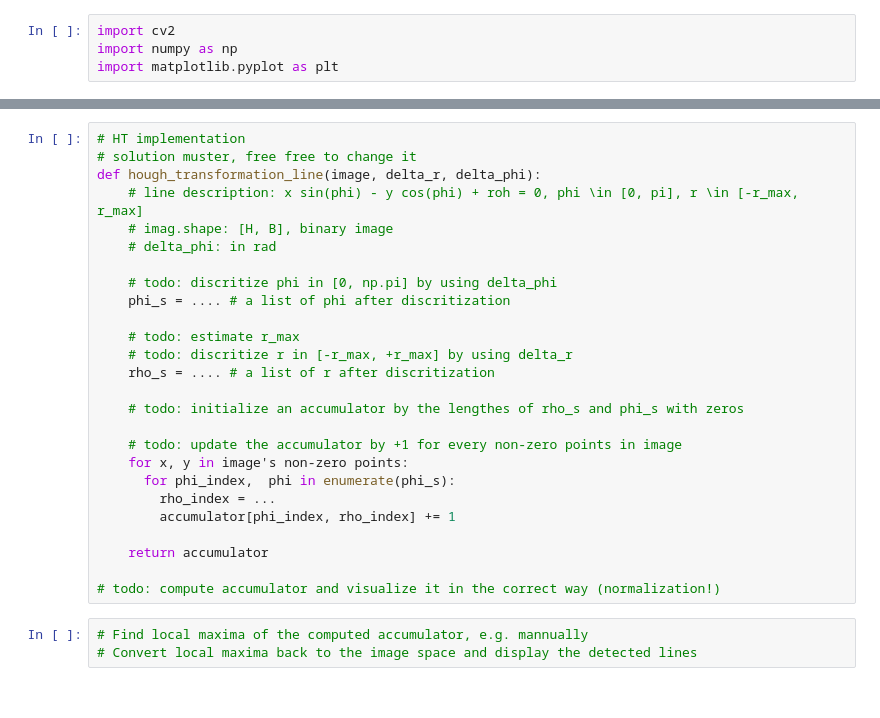
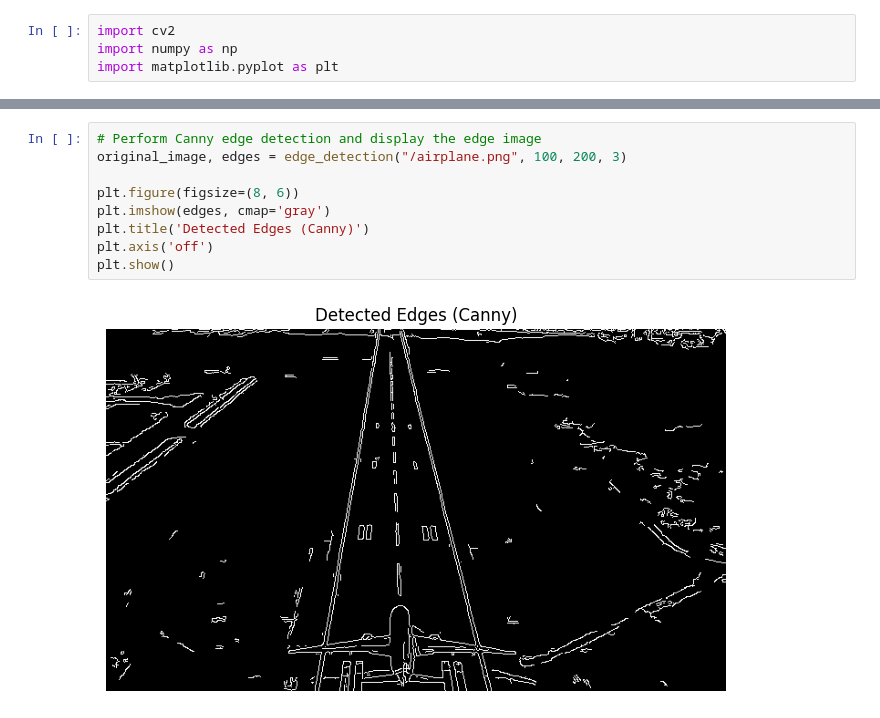
Before and after one commit to Ambos14/ComputerVision26, a Jupyter notebook: Praktikum5/l5b.ipynb, the cells around one changed output, grey strips where cells are left out. Drawn from its saved outputs; the diff is of its cells as text.

```diff
--- a/Praktikum5/l5b.ipynb
+++ b/Praktikum5/l5b.ipynb
@@ -67,29 +51,11 @@ array([[  0,   0,   0, ..., 255,   0, 255],
-# %%
-# HT implementation
-# solution muster, free free to change it
-def hough_transformation_line(image, delta_r, delta_phi):
-    # line description: x sin(phi) - y cos(phi) + roh = 0, phi \in [0, pi], r \in [-r_max, r_max]
-    # imag.shape: [H, B], binary image
-    # delta_phi: in rad
-
-    # todo: discritize phi in [0, np.pi] by using delta_phi
-    phi_s = .... # a list of phi after discritization
-
-    # todo: estimate r_max
-    # todo: discritize r in [-r_max, +r_max] by using delta_r
-    rho_s = .... # a list of r after discritization
-
-    # todo: initialize an accumulator by the lengthes of rho_s and phi_s with zeros
-
-    # todo: update the accumulator by +1 for every non-zero points in image
-    for x, y in image's non-zero points:
-      for phi_index,  phi in enumerate(phi_s):
-        rho_index = ...
-        accumulator[phi_index, rho_index] += 1
-
-    return accumulator
-
-# todo: compute accumulator and visualize it in the correct way (normalization!)
-# %%
-# Find local maxima of the computed accumulator, e.g. mannually
-# Convert local maxima back to the image space and display the detected lines
+# %%
+# Perform Canny edge detection and display the edge image
+original_image, edges = edge_detection("/airplane.png", 100, 200, 3)
+
+plt.figure(figsize=(8, 6))
+plt.imshow(edges, cmap='gray')
+plt.title('Detected Edges (Canny)')
+plt.axis('off')
+plt.show()
+# %% [output]
+[figure, added]
```
Also changed, not shown: parts of 6 cells of this notebook.
